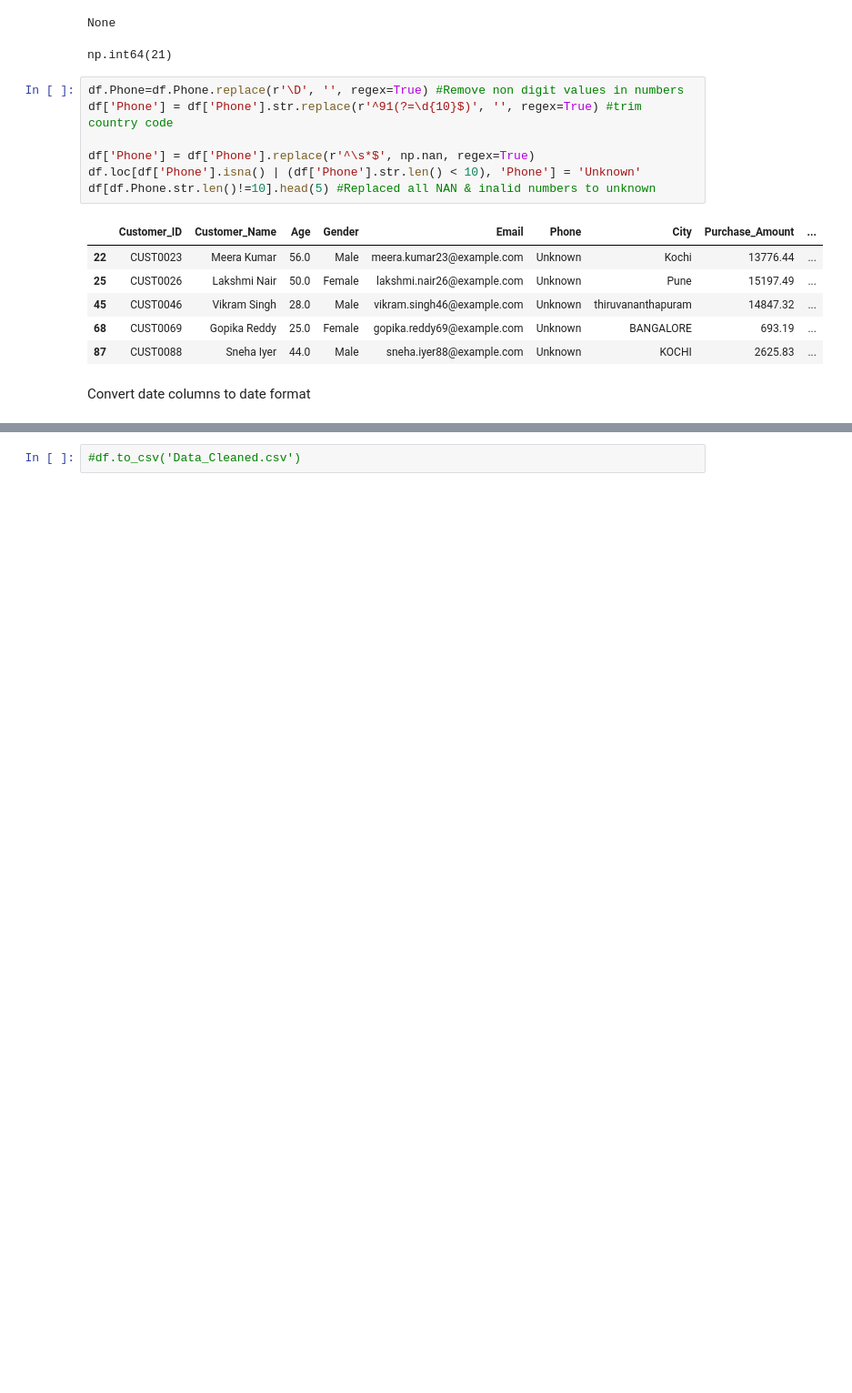
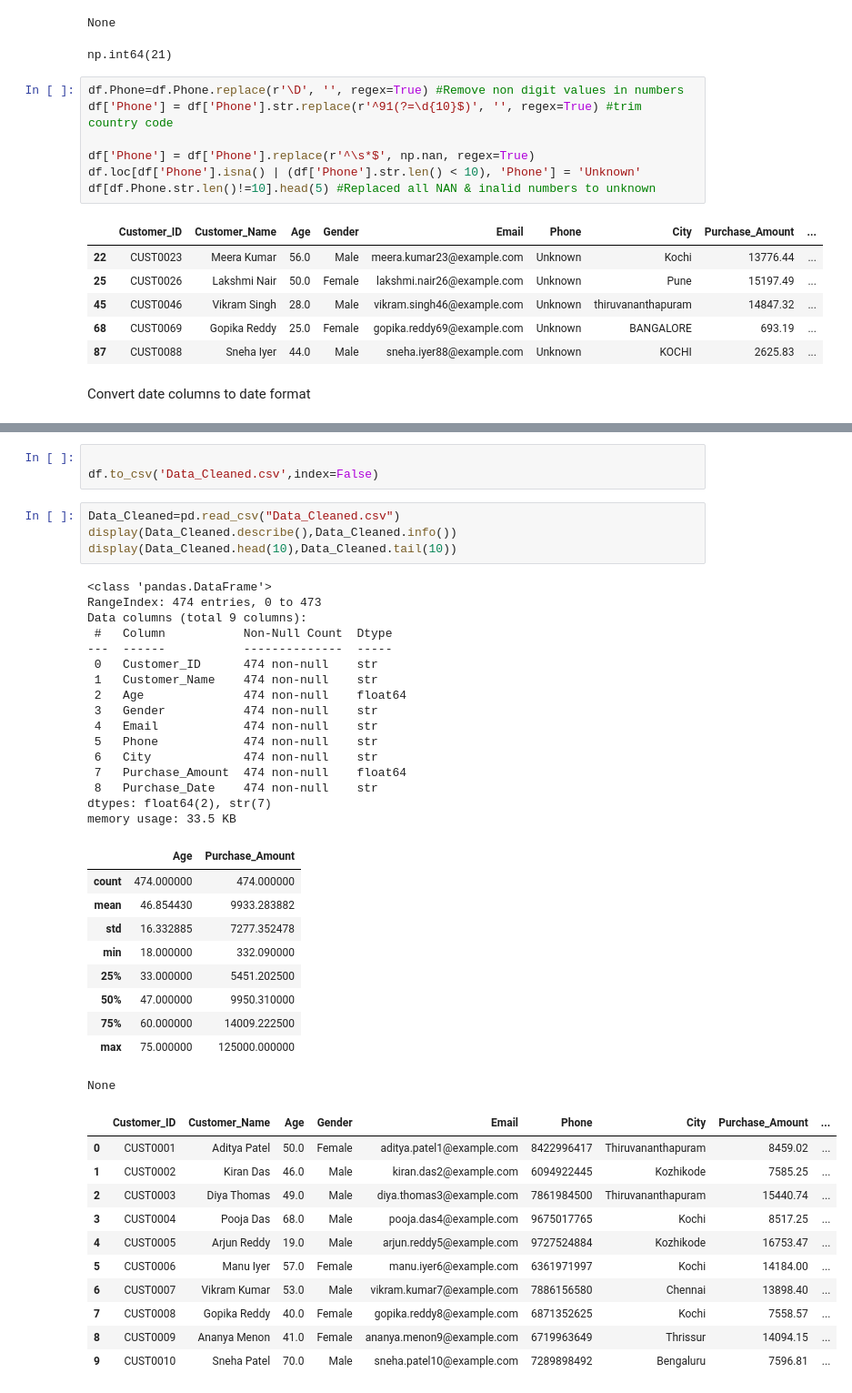
Before and after one commit to ambusr/Data-Science_workspace, a Jupyter notebook: Pandas/Day8_Cleaning_Practice_Project.ipynb, the cells around one changed output, grey strips where cells are left out. Shown at 91% size. Drawn from its saved outputs; the diff is of its cells as text; blank space fills up the shorter version.

Commit message:
finished Day 8 Data Cleaning project on pandas

```diff
--- a/Pandas/Day8_Cleaning_Practice_Project.ipynb
+++ b/Pandas/Day8_Cleaning_Practice_Project.ipynb
@@ -253,2 +403,45 @@ Convert date columns to date format
 # %%
-#df.to_csv('Data_Cleaned.csv')
+
+df.to_csv('Data_Cleaned.csv',index=False)
+# %%
+Data_Cleaned=pd.read_csv("Data_Cleaned.csv")
+display(Data_Cleaned.describe(),Data_Cleaned.info())
+display(Data_Cleaned.head(10),Data_Cleaned.tail(10))
+# %% [output]
+<class 'pandas.DataFrame'>
+RangeIndex: 474 entries, 0 to 473
+Data columns (total 9 columns):
+ #   Column           Non-Null Count  Dtype
+---  ------           --------------  -----
+ 0   Customer_ID      474 non-null    str
+ 1   Customer_Name    474 non-null    str
+ 2   Age              474 non-null    float64
+ 3   Gender           474 non-null    str
+ 4   Email            474 non-null    str
+ 5   Phone            474 non-null    str
+ 6   City             474 non-null    str
+ 7   Purchase_Amount  474 non-null    float64
+ 8   Purchase_Date    474 non-null    str
+dtypes: float64(2), str(7)
+memory usage: 33.5 KB
+|  | Age | Purchase_Amount |
+| count | 474.000000 | 474.000000 |
+| mean | 46.854430 | 9933.283882 |
+| std | 16.332885 | 7277.352478 |
+| min | 18.000000 | 332.090000 |
+| 25% | 33.000000 | 5451.202500 |
+| 50% | 47.000000 | 9950.310000 |
+| 75% | 60.000000 | 14009.222500 |
+| max | 75.000000 | 125000.000000 |
+None
+|  | Customer_ID | Customer_Name | Age | Gender | Email | Phone | City | Purchase_Amount | ... |
+| 0 | CUST0001 | Aditya Patel | 50.0 | Female | aditya.patel1@example.com | 8422996417 | Thiruvananthapuram | 8459.02 | ... |
+| 1 | CUST0002 | Kiran Das | 46.0 | Male | kiran.das2@example.com | 6094922445 | Kozhikode | 7585.25 | ... |
+| 2 | CUST0003 | Diya Thomas | 49.0 | Male | diya.thomas3@example.com | 7861984500 | Thiruvananthapuram | 15440.74 | ... |
+| 3 | CUST0004 | Pooja Das | 68.0 | Male | pooja.das4@example.com | 9675017765 | Kochi | 8517.25 | ... |
+| 4 | CUST0005 | Arjun Reddy | 19.0 | Male | arjun.reddy5@example.com | 9727524884 | Kozhikode | 16753.47 | ... |
+| 5 | CUST0006 | Manu Iyer | 57.0 | Female | manu.iyer6@example.com | 6361971997 | Kochi | 14184.00 | ... |
+| 6 | CUST0007 | Vikram Kumar | 53.0 | Male | vikram.kumar7@example.com | 7886156580 | Chennai | 13898.40 | ... |
+| 7 | CUST0008 | Gopika Reddy | 40.0 | Female | gopika.reddy8@example.com | 6871352625 | Kochi | 7558.57 | ... |
+| 8 | CUST0009 | Ananya Menon | 41.0 | Female | ananya.menon9@example.com | 6719963649 | Thrissur | 14094.15 | ... |
+| 9 | CUST0010 | Sneha Patel | 70.0 | Male | sneha.patel10@example.com | 7289898492 | Bengaluru | 7596.81 | ... |
```
Also changed, not shown: parts of 12 cells of this notebook, 1 other file.
